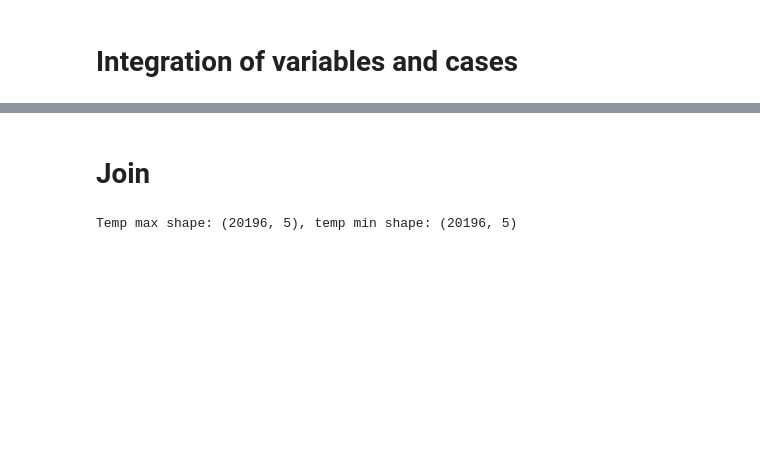
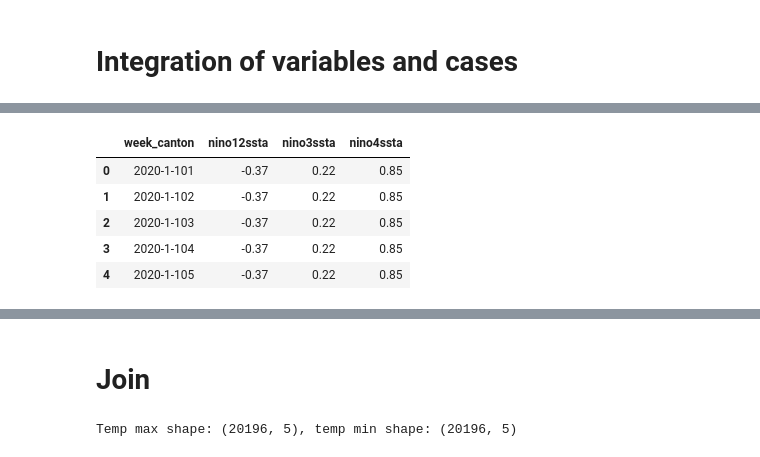
Before and after one commit to artisticlimon/dengue-model, a Jupyter notebook: processing/integrate_data/integrate_data.ipynb, the cells around one changed output, grey strips where cells are left out. Cells and saved outputs as stored; diff of their text form; code cells hidden in the pictures; blank space fills up the shorter version.

Commit message:
move data processing to appropriate folder

```diff
--- a/processing/integrate_data/integrate_data.ipynb
+++ b/processing/integrate_data/integrate_data.ipynb
@@ -5,8 +5,12 @@ import pandas as pd
 # %%
 cases = pd.read_csv('../../data/clean/casos_dengue.csv')
 rr = pd.read_csv('../../data/clean/relative_risk.csv')
+ndvi = pd.read_csv('../../data/clean/NDVI_int.csv')
+lst = pd.read_csv('../../data/clean/LST_int.csv')
 temp_max = pd.read_csv('../../data/clean/tmax_weekly.csv')
 temp_min = pd.read_csv('../../data/clean/tmin_weekly.csv')
+sst = pd.read_csv('../../data/clean/SST_int.csv')
+# temp_min = pd.read_csv('../../data/clean/TNA_int.csv')
 precip = pd.read_csv('../../data/clean/precip_weekly.csv')
 urb = pd.read_csv('../../data/clean/urbanization.csv')
 # %%
@@ -150,0 +118,10 @@ precip.head()
+# %%
+sst.drop(columns=["Unnamed: 0"], inplace=True)
+sst.head()
+# %% [output]
+|  | week_canton | nino12ssta | nino3ssta | nino4ssta |
+| 0 | 2020-1-101 | -0.37 | 0.22 | 0.85 |
+| 1 | 2020-1-102 | -0.37 | 0.22 | 0.85 |
+| 2 | 2020-1-103 | -0.37 | 0.22 | 0.85 |
+| 3 | 2020-1-104 | -0.37 | 0.22 | 0.85 |
+| 4 | 2020-1-105 | -0.37 | 0.22 | 0.85 |
```
Also changed, not shown: parts of 22 cells of this notebook, 4 other files.
